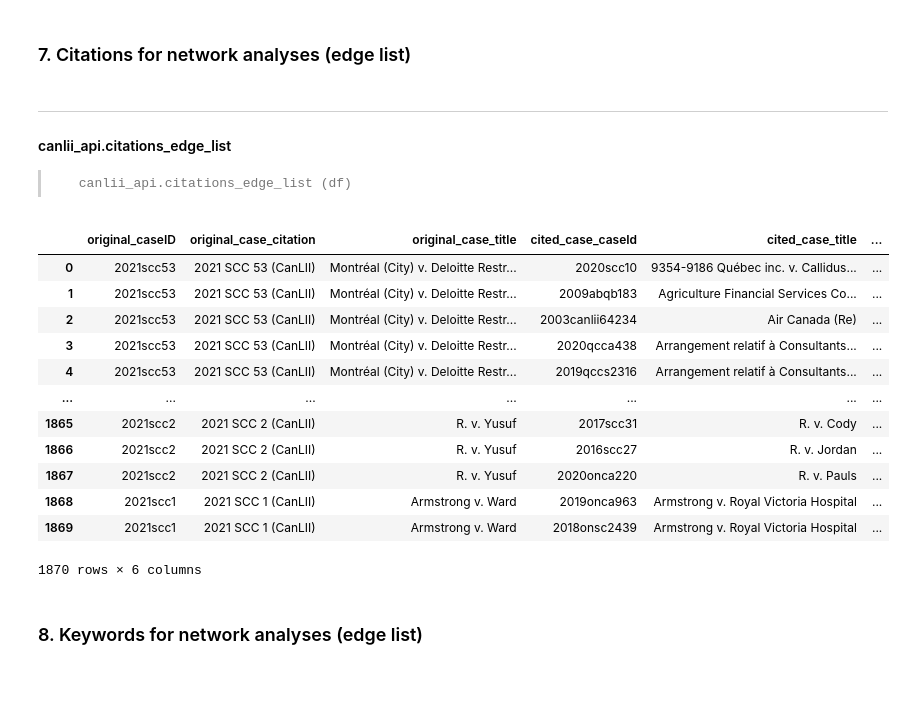
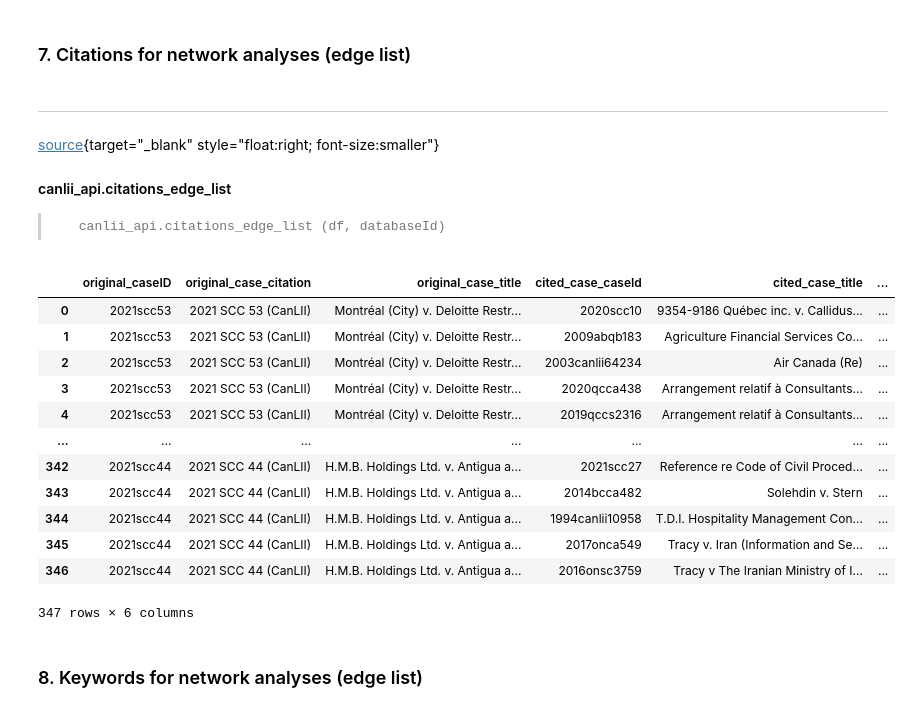
Before and after one commit to simon-lawyer/obiter, a Jupyter notebook: nbs/00_CanLii.ipynb, the cells around one changed output. Cells and saved outputs as stored; diff of their text form; code cells hidden in the pictures; blank space fills up the shorter version.

```diff
--- a/nbs/00_CanLii.ipynb
+++ b/nbs/00_CanLii.ipynb
@@ -116,7 +116,7 @@ class canlii_api:
             df = pd.DataFrame()
         return df
 
-    def citations_edge_list(self, df):
+    def citations_edge_list(self, df, databaseId):
 
         citations_edge_list = pd.DataFrame()
         count = 0
@@ -126,8 +126,10 @@ class canlii_api:
             title = df.loc[index,'title']
             caseId = df.loc[index,'caseId']
             case_citation = df.loc[index,'citation']
-            cited_df = api_caller.internal_cites(databaseId=databaseId, caseId=caseId)
+
             try:
+                cited_df = self.internal_cites(databaseId=databaseId, caseId=caseId)
+
                 cited_df['original_caseID'] = caseId
                 cited_df['original_case_citation'] = case_citation
                 cited_df['original_case_title'] = title
@@ -135,7 +137,8 @@ class canlii_api:
                 cited_df.rename(columns={'caseId':'cited_case_caseId', 'citation':'cited_case_citation', 'title':'cited_case_title'}, inplace=True)
                 cited_df = cited_df[['original_caseID', 'original_case_citation', 'original_case_title','cited_case_caseId', 'cited_case_title','cited_case_citation']]
             except:
-                cited_df = pd.DataFrame()
+                cited_df['original_caseID'] = caseId
+                cited_df['error'] = 'y'
 
             citations_edge_list = pd.concat([citations_edge_list,cited_df], axis=0)
 
@@ -148,8 +151,9 @@ class canlii_api:
 
         return citations_edge_list
 
-    def keywords_edge_list(self, df, databaseId=''):
+    def keywords_edge_list(self, df, databaseId):
         keywords_edge_list = pd.DataFrame()
+        total_number_pulls = df.shape[0]
 
         for index,row in df.iterrows():
             databaseId = databaseId
@@ -456,33 +460,35 @@ api_caller.legislation_cites(databaseId=databaseId, caseId=caseId)
 show_doc(canlii_api.citations_edge_list, title_level=4)
 # %% [output]
 ---
+
+[source](https://github.com/simon-lawyer/obiter/blob/main/obiter/canlii_api.py#L113){target="_blank" style="float:right; font-size:smaller"}
 
 #### canlii_api.citations_edge_list
 
->      canlii_api.citations_edge_list (df)
+>      canlii_api.citations_edge_list (df, databaseId)
 # %%
 databaseId = 'csc-scc' #ID of database to be searched, (Building Code Commission)
-resultCount = 3000 #number of results
+resultCount = 10 #number of results
 decision_date_after = '2021-01-01' # "date" is a YYYY-MM-DD
 decision_date_before = '2021-12-31'
 
 df = api_caller.list_decisions(databaseId=databaseId, descending=False, resultCount=resultCount, decision_date_after=decision_date_after, decision_date_before=decision_date_before)
 # %%
-api_caller.citations_edge_list(df)
+api_caller.citations_edge_list(df, databaseId)
 # %% [output]
 |  | original_caseID | original_case_citation | original_case_title | cited_case_caseId | cited_case_title | ... |
 | 0 | 2021scc53 | 2021 SCC 53 (CanLII) | Montréal (City) v. Deloitte Restr... | 2020scc10 | 9354-9186 Québec inc. v. Callidus... | ... |
 | 1 | 2021scc53 | 2021 SCC 53 (CanLII) | Montréal (City) v. Deloitte Restr... | 2009abqb183 | Agriculture Financial Services Co... | ... |
 | 2 | 2021scc53 | 2021 SCC 53 (CanLII) | Montréal (City) v. Deloitte Restr... | 2003canlii64234 | Air Canada (Re) | ... |
 | 3 | 2021scc53 | 2021 SCC 53 (CanLII) | Montréal (City) v. Deloitte Restr... | 2020qcca438 | Arrangement relatif à Consultants... | ... |
 | 4 | 2021scc53 | 2021 SCC 53 (CanLII) | Montréal (City) v. Deloitte Restr... | 2019qccs2316 | Arrangement relatif à Consultants... | ... |
 | ... | ... | ... | ... | ... | ... | ... |
-| 1865 | 2021scc2 | 2021 SCC 2 (CanLII) | R. v. Yusuf | 2017scc31 | R. v. Cody | ... |
-| 1866 | 2021scc2 | 2021 SCC 2 (CanLII) | R. v. Yusuf | 2016scc27 | R. v. Jordan | ... |
-| 1867 | 2021scc2 | 2021 SCC 2 (CanLII) | R. v. Yusuf | 2020onca220 | R. v. Pauls | ... |
-| 1868 | 2021scc1 | 2021 SCC 1 (CanLII) | Armstrong v. Ward | 2019onca963 | Armstrong v. Royal Victoria Hospital | ... |
-| 1869 | 2021scc1 | 2021 SCC 1 (CanLII) | Armstrong v. Ward | 2018onsc2439 | Armstrong v. Royal Victoria Hospital | ... |
+| 342 | 2021scc44 | 2021 SCC 44 (CanLII) | H.M.B. Holdings Ltd. v. Antigua a... | 2021scc27 | Reference re Code of Civil Proced... | ... |
+| 343 | 2021scc44 | 2021 SCC 44 (CanLII) | H.M.B. Holdings Ltd. v. Antigua a... | 2014bcca482 | Solehdin v. Stern | ... |
+| 344 | 2021scc44 | 2021 SCC 44 (CanLII) | H.M.B. Holdings Ltd. v. Antigua a... | 1994canlii10958 | T.D.I. Hospitality Management Con... | ... |
+| 345 | 2021scc44 | 2021 SCC 44 (CanLII) | H.M.B. Holdings Ltd. v. Antigua a... | 2017onca549 | Tracy v. Iran (Information and Se... | ... |
+| 346 | 2021scc44 | 2021 SCC 44 (CanLII) | H.M.B. Holdings Ltd. v. Antigua a... | 2016onsc3759 | Tracy v The Iranian Ministry of I... | ... |
-1870 rows × 6 columns
+347 rows × 6 columns
 # %% [markdown]
 ### 8. Keywords for network analyses (edge list)
 # %%
```
Also changed, not shown: 1 other file.
